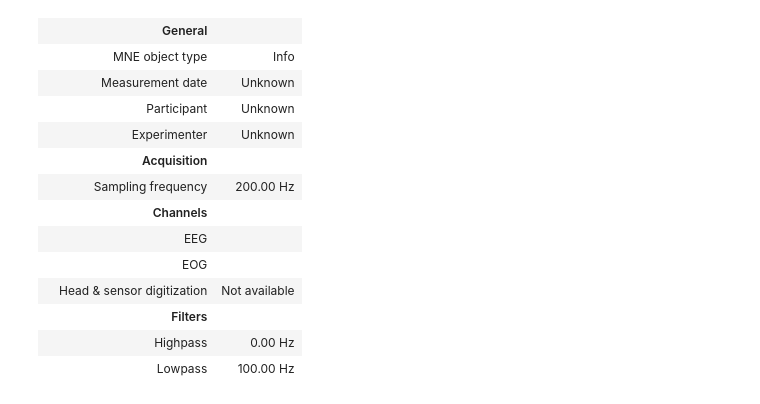
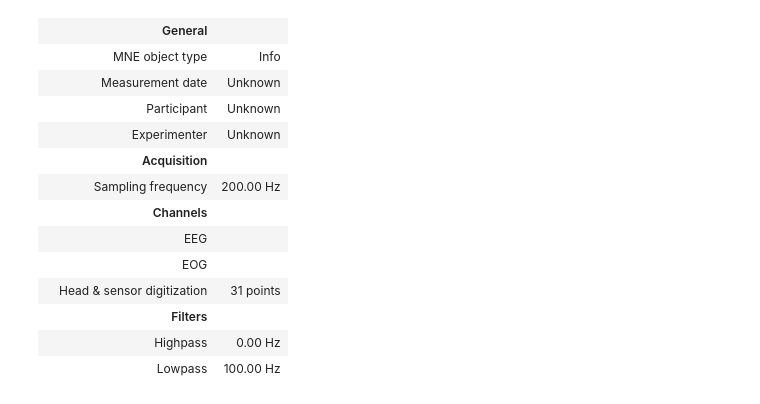
Before and after one commit to BorniaPedro/topicos-especiais, a Jupyter notebook: 01_paciente.ipynb, the cells around one changed output. Cells and saved outputs as stored; diff of their text form; code cells hidden in the pictures.

```diff
--- a/01_paciente.ipynb
+++ b/01_paciente.ipynb
@@ -147,26 +130,26 @@ Quantidade de Alvos (1):     288
 # %%
 ch_names = channels
-n_channels = len(ch_names)
 sfreq = int(fs)
 
-# HEOG e VEOG são eletrodos oculares (eog), os outros 28 são de EEG
+# Separa os eletrodos cerebrais (eeg) dos oculares (eog)
 ch_types = ['eeg' if ch not in ['HEOG', 'VEOG'] else 'eog' for ch in ch_names]
 
-# Cria o objeto MNE
+# Cria o objeto Info
 info = mne.create_info(ch_names=ch_names, sfreq=sfreq, ch_types=ch_types)
+info.set_montage('colin27_1005', on_missing='ignore')
 info
 # %% [output]
 |  | General |  |
 |  | MNE object type | Info |
 |  | Measurement date | Unknown |
 |  | Participant | Unknown |
 |  | Experimenter | Unknown |
 |  | Acquisition |  |
 |  | Sampling frequency | 200.00 Hz |
 |  | Channels |  |
 |  | EEG |  |
 |  | EOG |  |
-|  | Head & sensor digitization | Not available |
+|  | Head & sensor digitization | 31 points |
 |  | Filters |  |
 |  | Highpass | 0.00 Hz |
 |  | Lowpass | 100.00 Hz |
```
Also changed, not shown: parts of 8 cells of this notebook, 5 other files.
